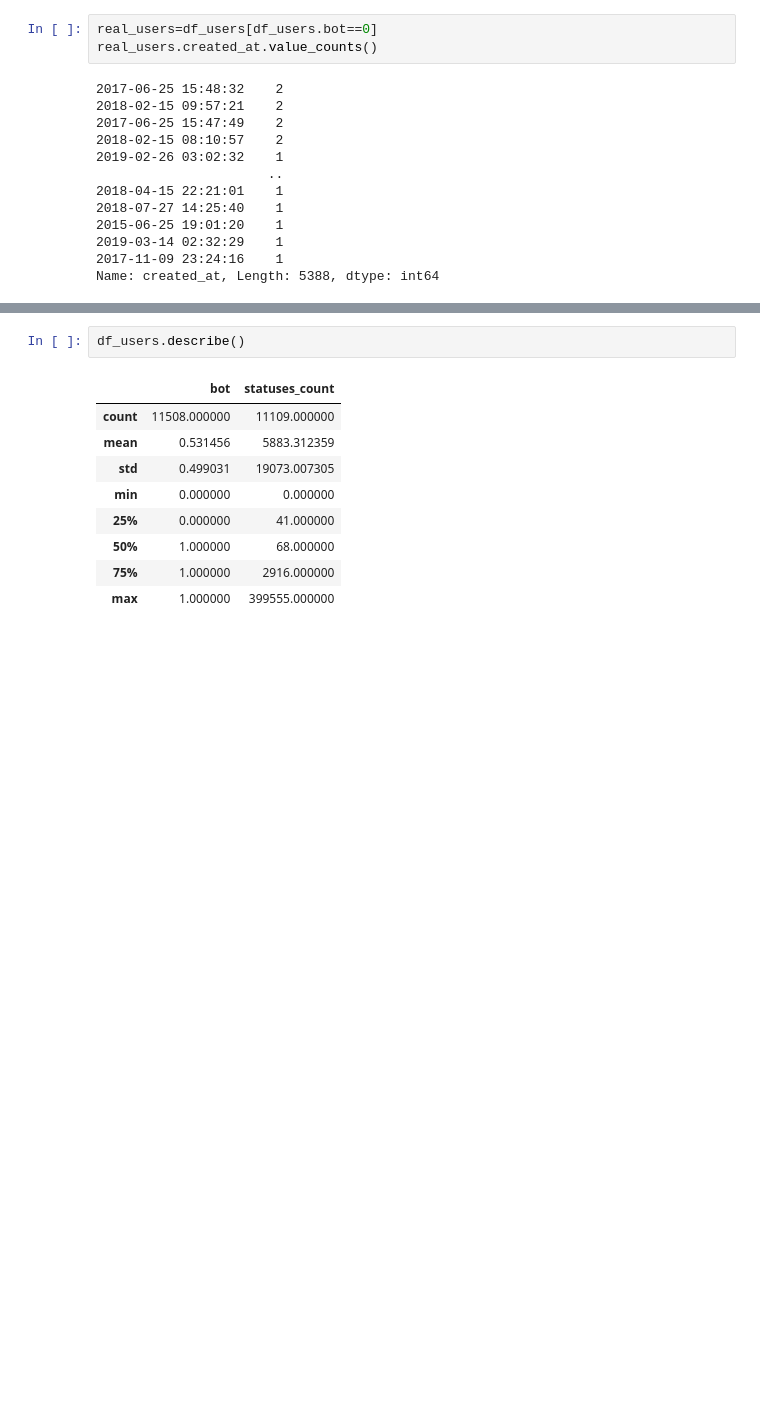
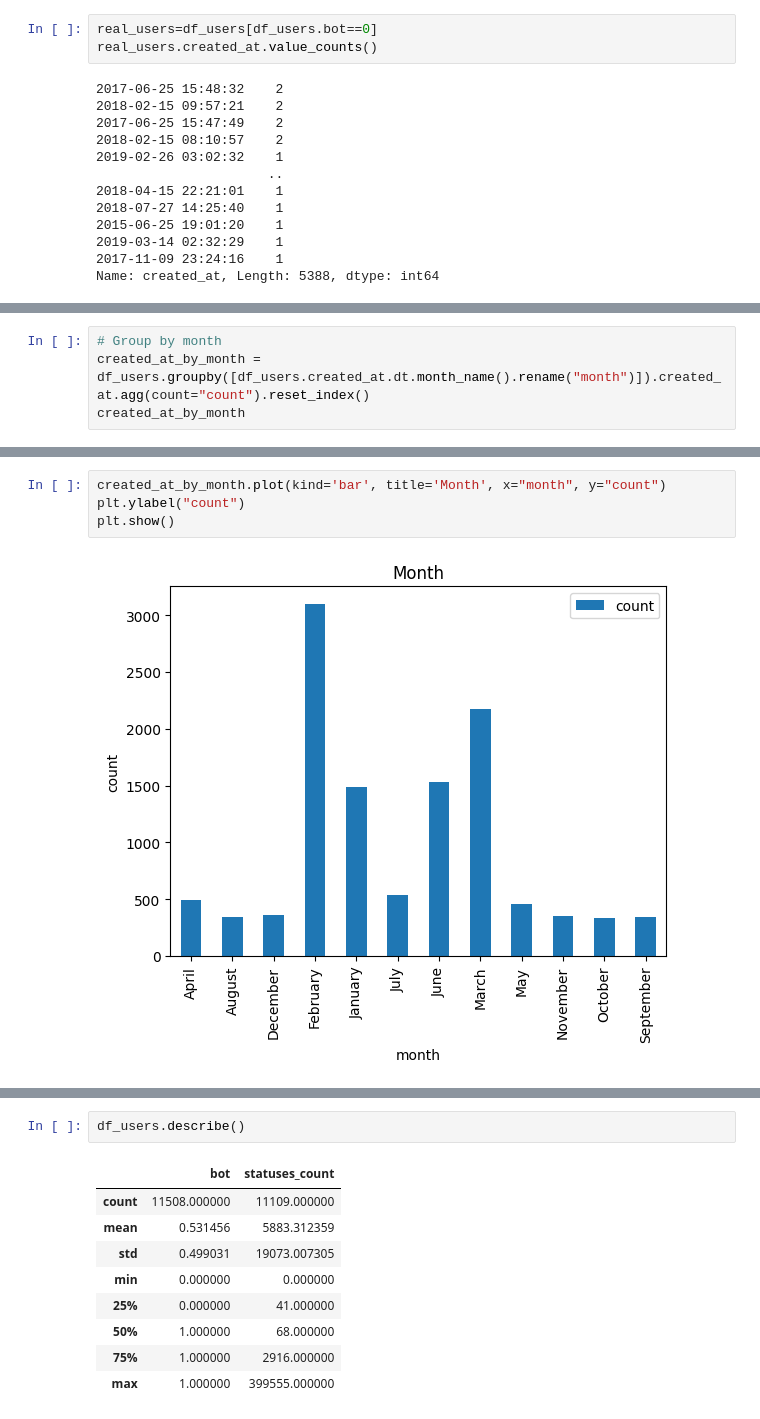
Before and after one commit to domferr/Data-Mining, a Jupyter notebook: Data Understanding.ipynb, the cells around one changed output, grey strips where cells are left out. Drawn from its saved outputs; the diff is of its cells as text; blank space fills up the shorter version.

```diff
--- a/Data Understanding.ipynb
+++ b/Data Understanding.ipynb
@@ -231,0 +252,4 @@ print(df_users.created_at.isna().sum(), "missing created_at attributes")
+# %%
+# Group by month
+created_at_by_month = df_users.groupby([df_users.created_at.dt.month_name().rename("month")]).created_at.agg(count="count").reset_index()
+created_at_by_month
@@ -231,0 +270,6 @@ print(df_users.created_at.isna().sum(), "missing created_at attributes")
+# %%
+created_at_by_month.plot(kind='bar', title='Month', x="month", y="count")
+plt.ylabel("count")
+plt.show()
+# %% [output]
+[figure, added]
```
Also changed, not shown: parts of 11 cells of this notebook.
